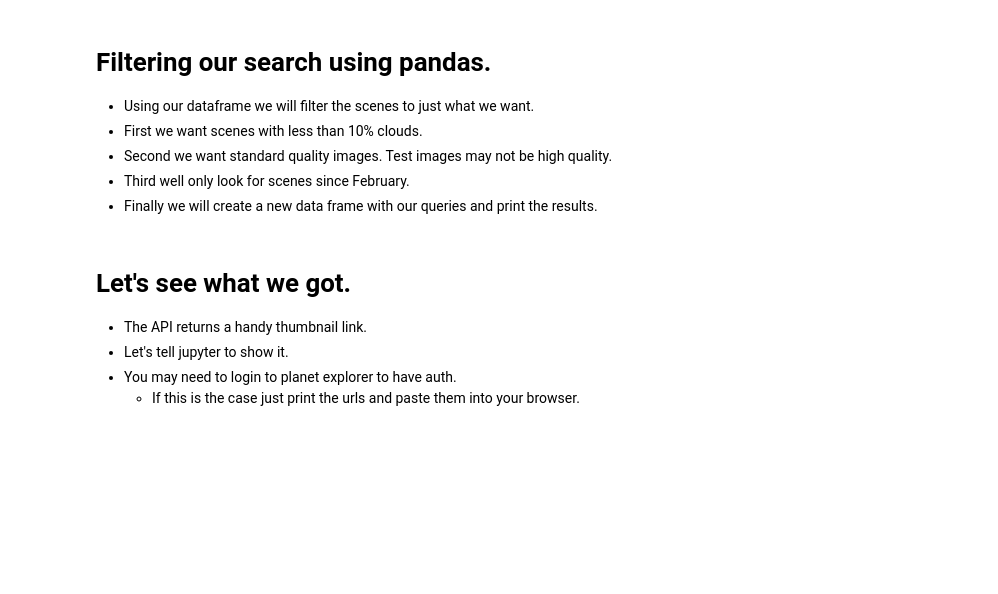
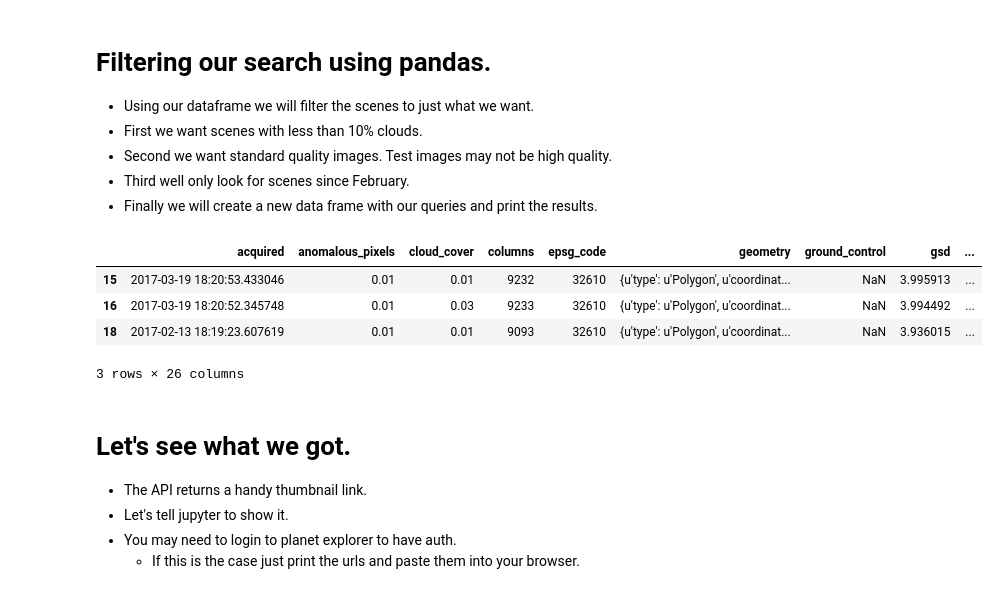
Before and after one commit to kscottz/PythonFromSpace, a Jupyter notebook: TheBasics.ipynb, the cells around one changed output. Saved outputs shown, nothing was run; the diff lists cells and outputs as text; code cells hidden in the pictures; blank space fills up the shorter version.

```diff
--- a/TheBasics.ipynb
+++ b/TheBasics.ipynb
@@ -159,10 +171,16 @@ scenes["updated"] = pd.to_datetime(scenes["updated"])
 # %%
 # Now let's get it down to just good, recent, clear scenes
 clear = scenes['cloud_cover']<0.1
 good = scenes['quality_category']=="standard"
-recent = scenes["acquired"] > datetime.date(year=2017,month=2,day=1)
+recent = scenes["acquired"] > datetime.date(year=2017,month=1,day=1)
 good_scenes = scenes[(good&clear&recent)]
 good_scenes
+# %% [output]
+|  | acquired | anomalous_pixels | cloud_cover | columns | epsg_code | geometry | ground_control | gsd | ... |
+| 15 | 2017-03-19 18:20:53.433046 | 0.01 | 0.01 | 9232 | 32610 | {u'type': u'Polygon', u'coordinat... | NaN | 3.995913 | ... |
+| 16 | 2017-03-19 18:20:52.345748 | 0.01 | 0.03 | 9233 | 32610 | {u'type': u'Polygon', u'coordinat... | NaN | 3.994492 | ... |
+| 18 | 2017-02-13 18:19:23.607619 | 0.01 | 0.01 | 9093 | 32610 | {u'type': u'Polygon', u'coordinat... | NaN | 3.936015 | ... |
+3 rows × 26 columns
 # %% [markdown]
 # Let's see what we got.
 * The API returns a handy thumbnail link.
```
Also changed, not shown: parts of 20 cells of this notebook, 1 other file.
